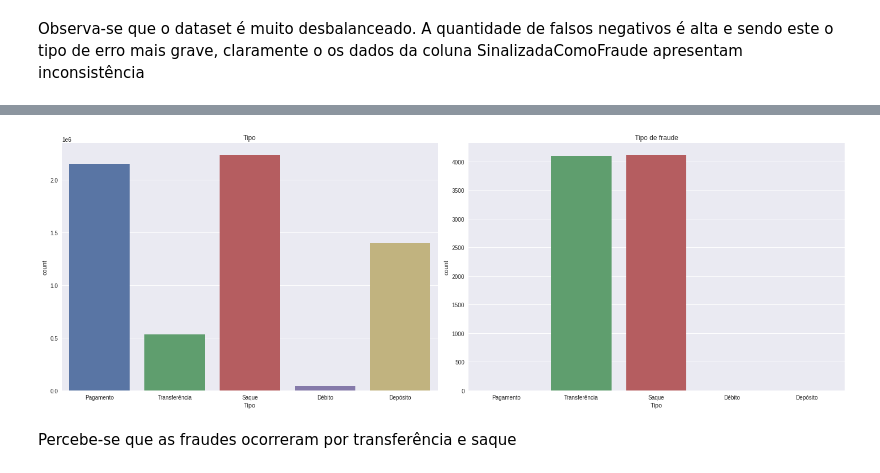
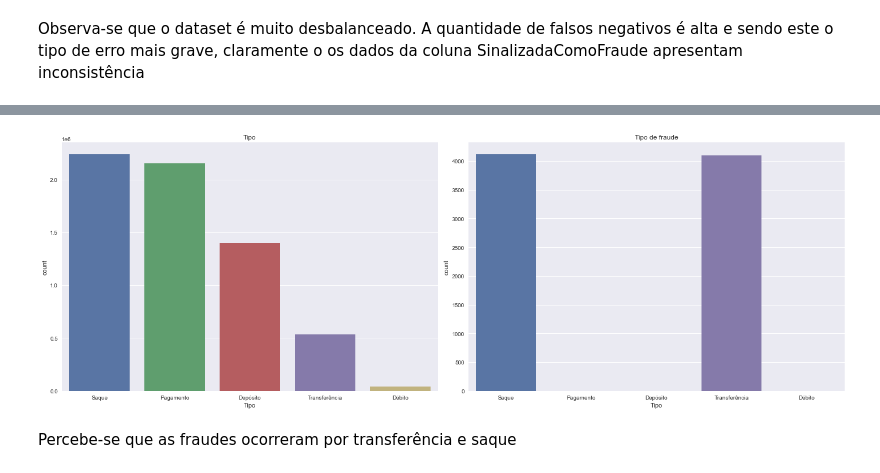
Before and after one commit to nialefs/Desafio-de-classificacao-Tera, a Jupyter notebook: Desafio de classificação.ipynb, the cells around one changed output, grey strips where cells are left out. Drawn from its saved outputs; the diff is of its cells as text; code cells hidden in the pictures.

```diff
--- a/Desafio de classificação.ipynb
+++ b/Desafio de classificação.ipynb
@@ -133,16 +133,16 @@ df_nao_fraude = df[df['ÉFraude'] == 0]
 # %%
 fig, axes = plt.subplots(1, 2, figsize=(20, 7))
 
-sns.countplot(data = df, ax=axes[0], x = 'Tipo', order = ['Pagamento', 'Transferência', 'Saque', 'Débito', 'Depósito'])
+sns.countplot(data = df, ax=axes[0], x = 'Tipo', order = ['Saque', 'Pagamento', 'Depósito', 'Transferência', 'Débito'])
 axes[0].set_title('Tipo')
 
-sns.countplot(data = df_fraude, ax=axes[1], x='Tipo', order = ['Pagamento', 'Transferência', 'Saque', 'Débito', 'Depósito'])
+sns.countplot(data = df_fraude, ax=axes[1], x='Tipo', order = ['Saque', 'Pagamento', 'Depósito', 'Transferência', 'Débito'])
 axes[1].set_title('Tipo de fraude')
 
 plt.tight_layout()
 plt.show()
 # %% [output]
-[figure, old version]
+[figure, new version]
 # %% [markdown]
 Percebe-se que as fraudes ocorreram por transferência e saque
 # %%
```
